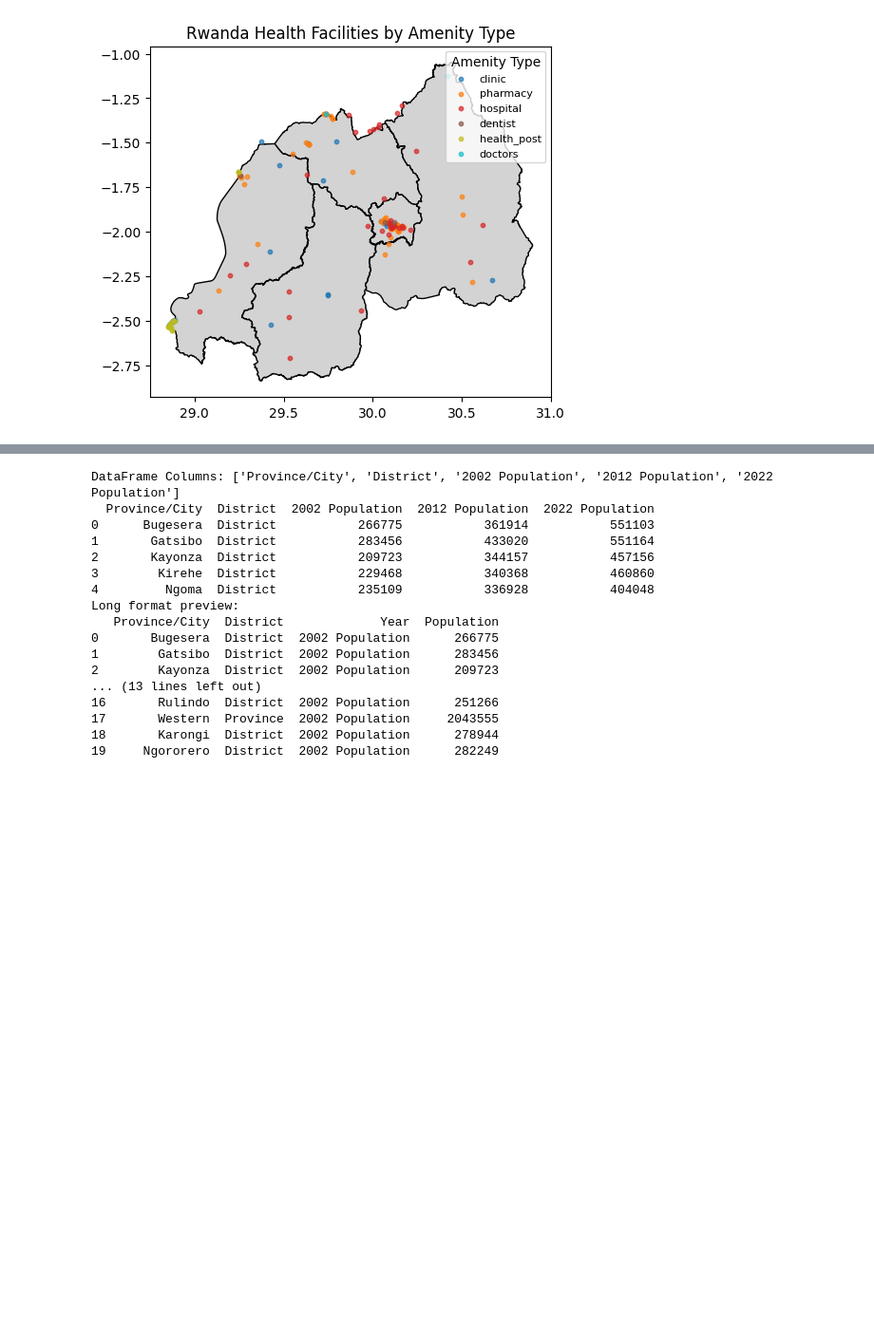
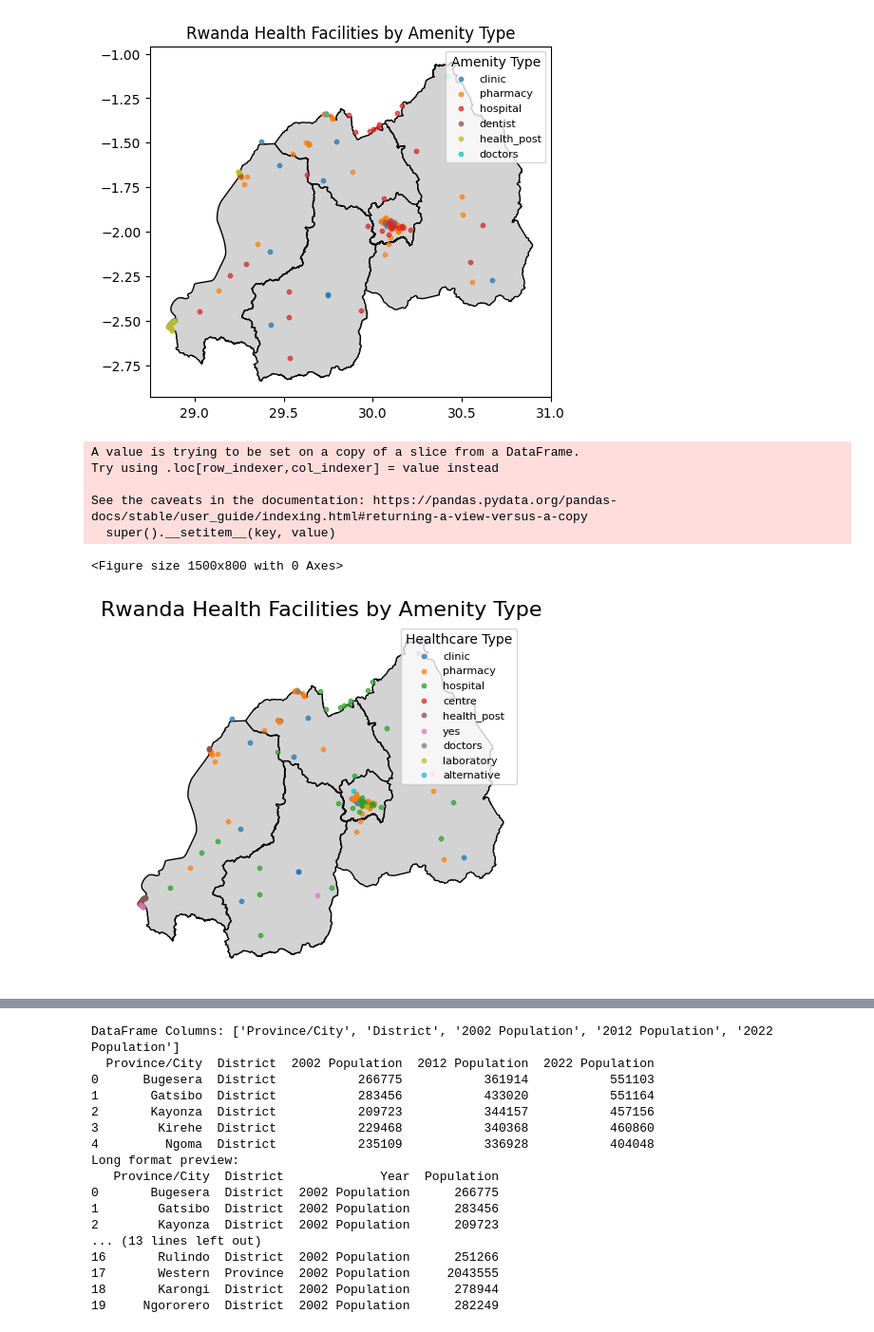
Before and after one commit to FonyaBrandone/MBDA_Research, a Jupyter notebook: dataAnalysis.ipynb, the cells around one changed output, grey strips where cells are left out. Shown at 95% size. Drawn from its saved outputs; the diff is of its cells as text; code cells hidden in the pictures; blank space fills up the shorter version.

```diff
--- a/dataAnalysis.ipynb
+++ b/dataAnalysis.ipynb
@@ -37,3 +37,35 @@ plt.show()
 # %% [output]
 <Figure size 1500x800 with 0 Axes>
 [figure]
+# %%
+
+facilities['amenity_healthcare'] = facilities['amenity'].fillna(facilities['healthcare'])
+# %%
+
+facilities['amenity_healthcare'] = facilities['amenity'].fillna(facilities['healthcare'])
+
+facilities = facilities[facilities['amenity_healthcare'] != 'dentist']
+
+amenity_types = facilities['amenity_healthcare'].unique()
+colors = plt.cm.get_cmap('tab10', len(amenity_types))
+
+plt.figure(figsize=(15, 8))
+provinces.plot(color="lightgrey", edgecolor="black")
+plt.title('Rwanda Health Facilities by Amenity Type', fontsize=16)
+
+for i, amenity in enumerate(amenity_types):
+    subset = facilities[facilities['amenity_healthcare'] == amenity]
+    plt.scatter(subset.geometry.x, subset.geometry.y,
+                color=colors(i), label=amenity, s=10, alpha=0.7)
+
+plt.legend(title="Healthcare Type", fontsize=8, loc='upper right')
+plt.axis('off')
+plt.show()
+# %% [output]
+A value is trying to be set on a copy of a slice from a DataFrame.
+Try using .loc[row_indexer,col_indexer] = value instead
+
+See the caveats in the documentation: https://pandas.pydata.org/pandas-docs/stable/user_guide/indexing.html#returning-a-view-versus-a-copy
+  super().__setitem__(key, value)
+<Figure size 1500x800 with 0 Axes>
+[figure, added]
```
Also changed, not shown: parts of 1 cell of this notebook.
